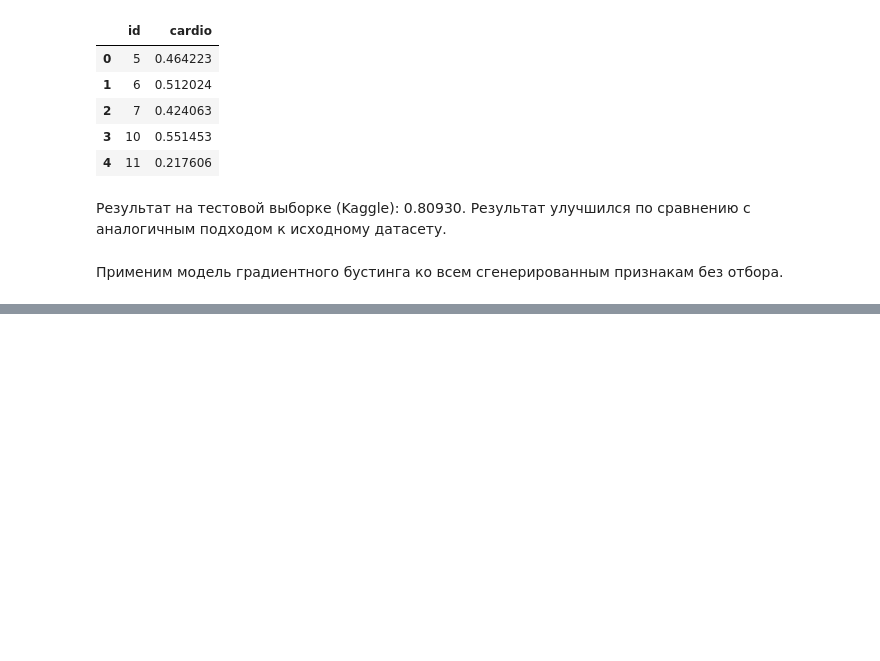
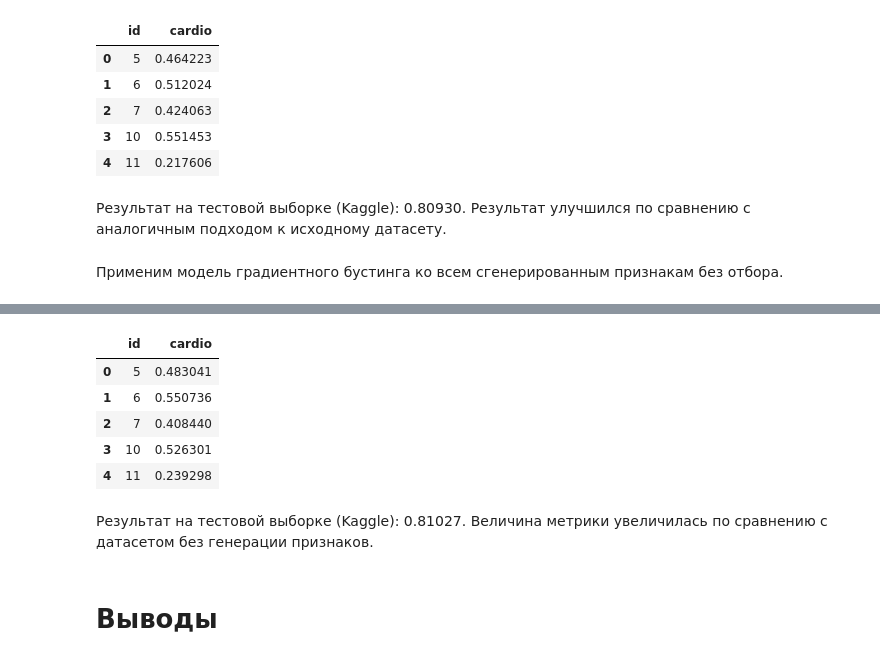
Before and after one commit to i-a-elkin/heart_diseases_prediction, a Jupyter notebook: notebook.ipynb, the cells around one changed output, grey strips where cells are left out. Cells and saved outputs as stored; diff of their text form; code cells hidden in the pictures; blank space fills up the shorter version.

```diff
--- a/notebook.ipynb
+++ b/notebook.ipynb
@@ -852,0 +874,13 @@ GradientBoostingClassifier(learning_rate=0.05, max_depth=4, min_samples_leaf=6,
+# %%
+pd.read_csv('datasets/sample_submission_6.csv').head()
+# %% [output]
+|  | id | cardio |
+| 0 | 5 | 0.483041 |
+| 1 | 6 | 0.550736 |
+| 2 | 7 | 0.408440 |
+| 3 | 10 | 0.526301 |
+| 4 | 11 | 0.239298 |
+# %% [markdown]
+Результат на тестовой выборке (Kaggle): 0.81027. Величина метрики увеличилась по сравнению с датасетом без генерации признаков.
+# %% [markdown]
+# Выводы
```
Also changed, not shown: parts of 35 cells of this notebook, 2 other files.
